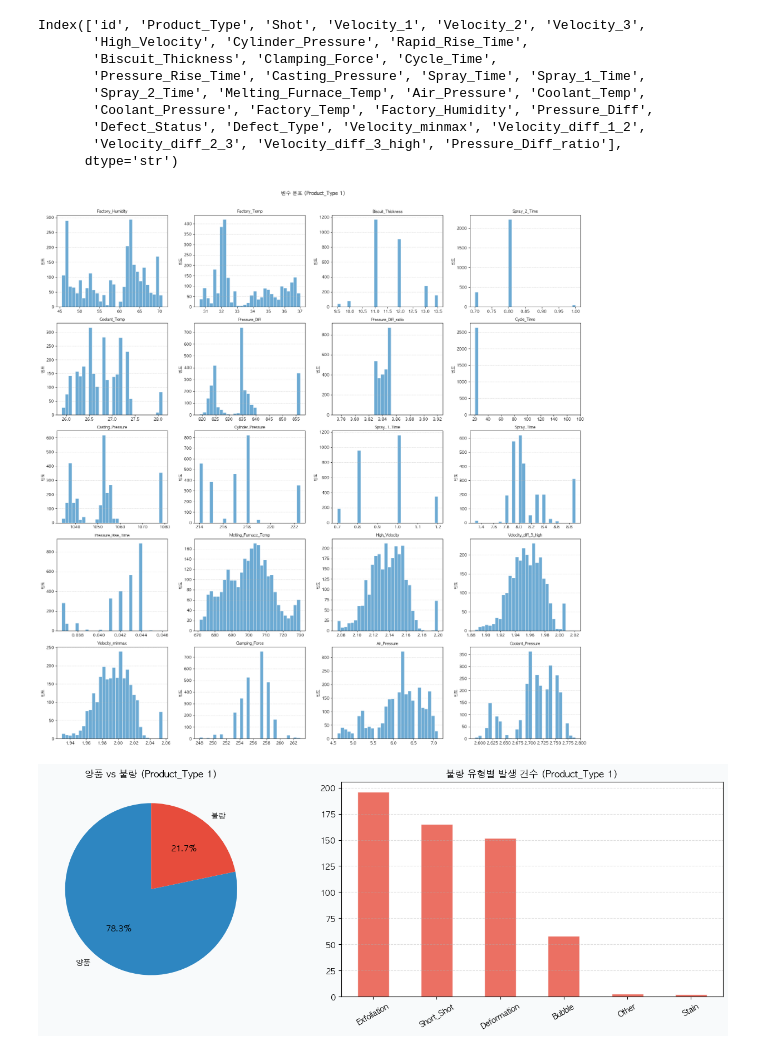
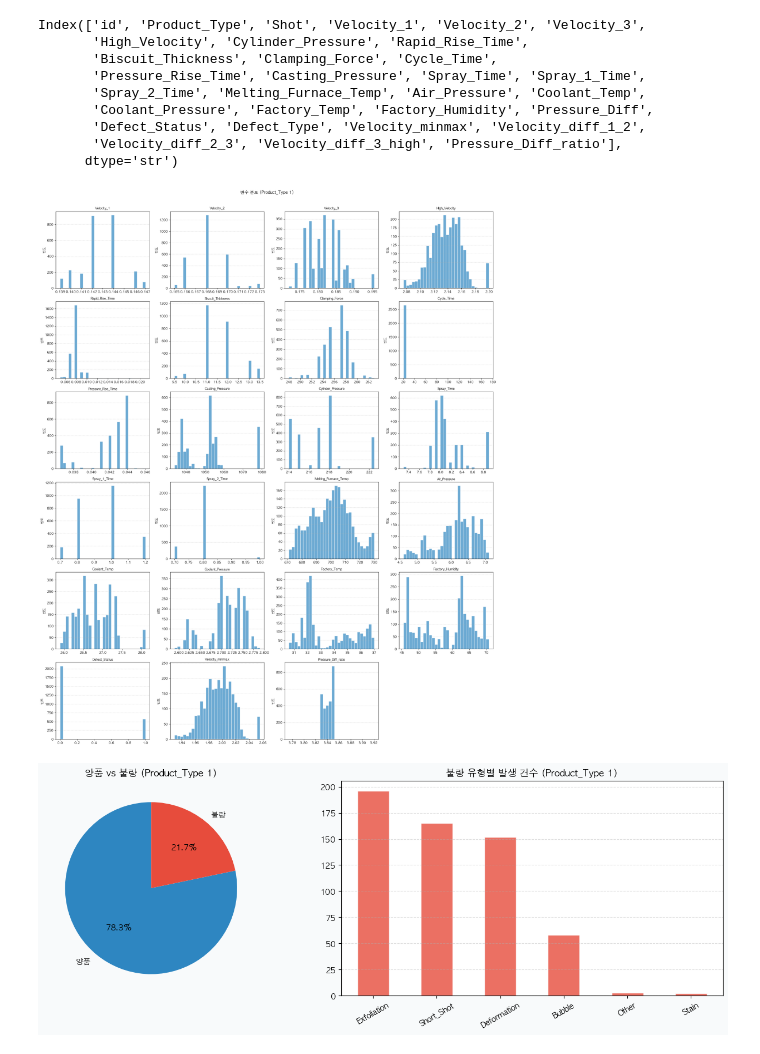
Before and after one commit to heeso0908/hotsix, a Jupyter notebook: notebooks/지소윤/통계.ipynb, the cells around one changed output. Cells and saved outputs as stored; diff of their text form; code cells hidden in the pictures.

```diff
--- a/notebooks/지소윤/통계.ipynb
+++ b/notebooks/지소윤/통계.ipynb
@@ -64,50 +65,54 @@ Index(['id', 'Product_Type', 'Shot', 'Velocity_1', 'Velocity_2', 'Velocity_3',
 import math
 
 final_vars = [
-    'Factory_Humidity',
-    'Factory_Temp',
+    'Velocity_1',
+    'Velocity_2',
+    'Velocity_3',
+    'High_Velocity',
+    'Rapid_Rise_Time',
     'Biscuit_Thickness',
-    'Spray_2_Time',
-    'Coolant_Temp',
-    'Pressure_Diff',
-    'Pressure_Diff_ratio',
+    'Clamping_Force',
     'Cycle_Time',
+    'Pressure_Rise_Time',
     'Casting_Pressure',
     'Cylinder_Pressure',
+    'Spray_Time',
     'Spray_1_Time',
-    'Spray_Time',
-    'Pressure_Rise_Time',
+    'Spray_2_Time',
     'Melting_Furnace_Temp',
-    'High_Velocity',
-    'Velocity_diff_3_high',
+    'Air_Pressure',
+    'Coolant_Temp',
+    'Coolant_Pressure',
+    'Factory_Temp',
+    'Factory_Humidity',
+    'Defect_Status',
+    'Defect_Type',
     'Velocity_minmax',
-    'Clamping_Force',
-    'Air_Pressure',
-    'Coolant_Pressure',
+    'Pressure_Diff_ratio'
 ]
 # 변수 히스토그램
 num_cols = [col for col in final_vars if type1_df[col].dtype in ['int64', 'float64']]
 
 n_cols = 4
 n_rows = math.ceil(len(num_cols) / n_cols)
 
 fig, axes = plt.subplots(n_rows, n_cols, figsize=(20, 4*n_rows))
 axes = axes.flatten()
 
 for i, col in enumerate(num_cols):
     axes[i].hist(type1_df[col].dropna(), bins=30, color='#2E86C1', alpha=0.7, edgecolor='white')
     axes[i].set_title(col, fontsize=10, fontweight='bold')
     axes[i].set_ylabel('빈도')
     axes[i].grid(axis='y', linestyle='--', alpha=0.4)
 
 for j in range(len(num_cols), len(axes)):
     axes[j].set_visible(False)
 
 plt.suptitle('변수 분포 (Product_Type 1)', fontsize=13, fontweight='bold', y=1.01)
 plt.tight_layout()
 plt.show()
 # %% [output]
-[figure, old version]
+[figure, new version]
 # %%
 # 불량 분포 시각화
 fig, axes = plt.subplots(1, 2, figsize=(14, 5), facecolor='#F8FAFB')
```
Also changed, not shown: parts of 11 cells of this notebook, 1 other file.
